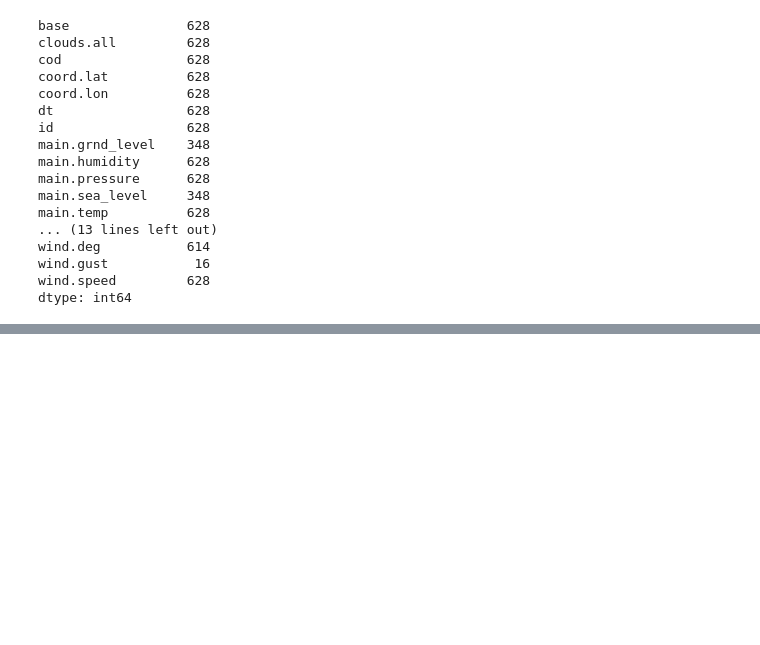
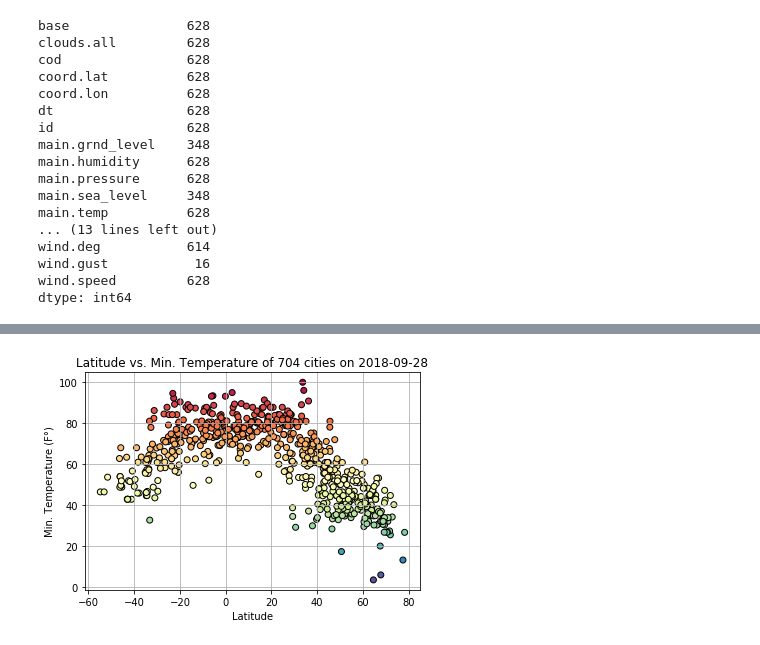
Before and after one commit to kychien/Weather_LatLng_Ana, a Jupyter notebook: Lat_Weather.ipynb, the cells around one changed output, grey strips where cells are left out. Cells and saved outputs as stored; diff of their text form; code cells hidden in the pictures; blank space fills up the shorter version.

```diff
--- a/Lat_Weather.ipynb
+++ b/Lat_Weather.ipynb
@@ -279,0 +322,4 @@ df_cleaned_weather.to_csv(savefile)
+# %%
+lvMinT_plot = owmdf_plt(xlbl, "Min. Temperature", units, cmap)
+# %% [output]
+[figure, added]
```
Also changed, not shown: parts of 12 cells of this notebook, 7 other files.
